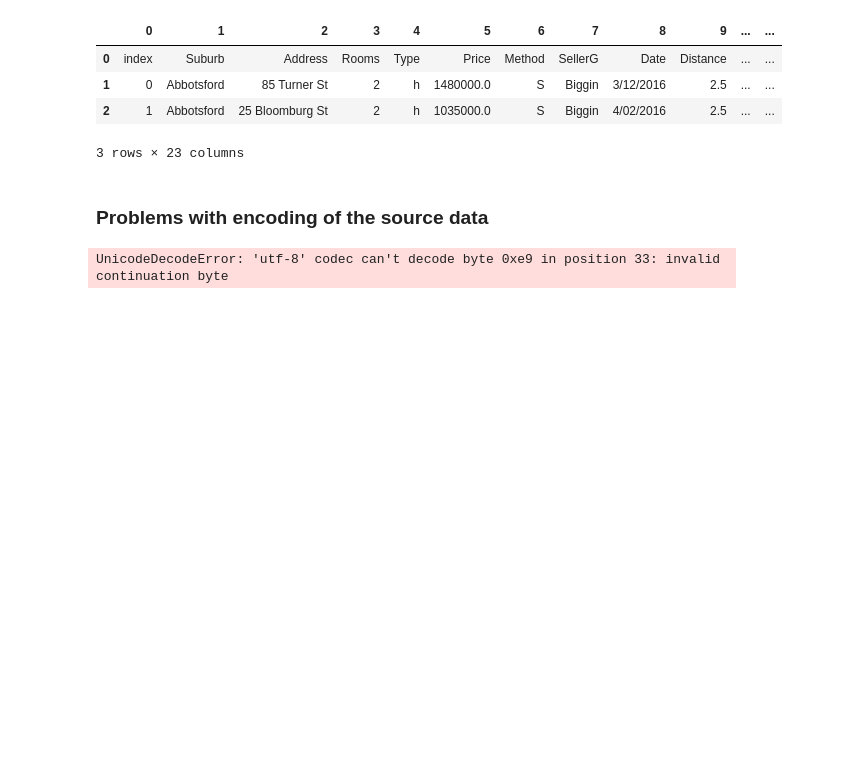
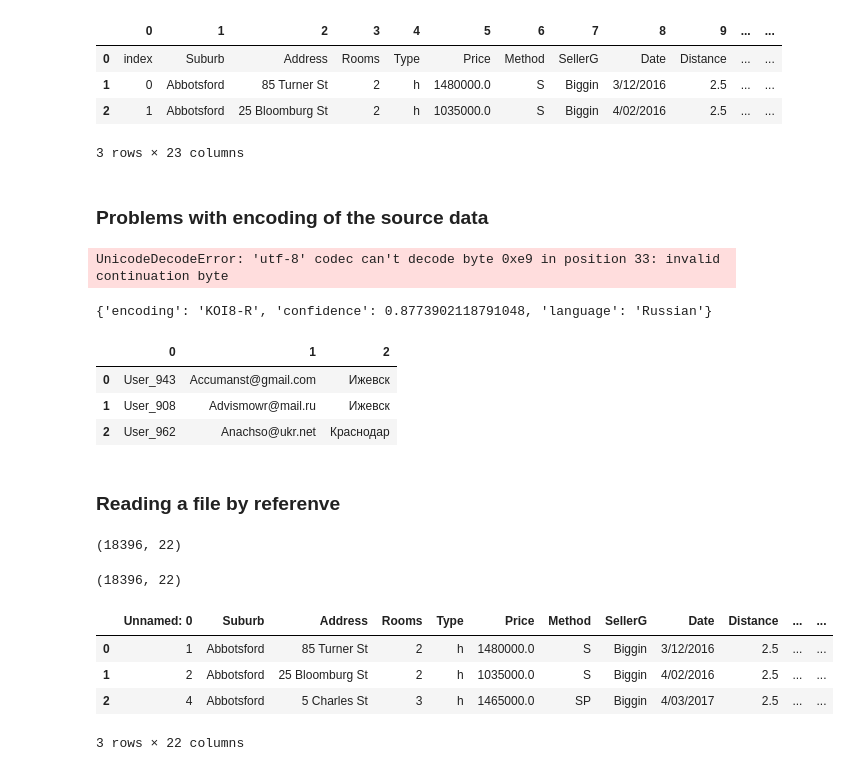
Before and after one commit to AleksejRum/sf_data_science, a Jupyter notebook: Modules/Pandas/PY_16_Upload_files/Upload_files.ipynb, the cells around one changed output. Cells and saved outputs as stored; diff of their text form; code cells hidden in the pictures; blank space fills up the shorter version.

```diff
--- a/Modules/Pandas/PY_16_Upload_files/Upload_files.ipynb
+++ b/Modules/Pandas/PY_16_Upload_files/Upload_files.ipynb
@@ -43,3 +43,42 @@ data = pd.read_csv('data/ErrorEnCoding.csv', header=None)
 display(data)
 # %% [output]
 UnicodeDecodeError: 'utf-8' codec can't decode byte 0xe9 in position 33: invalid continuation byte
+# %%
+from chardet.universaldetector import UniversalDetector # Импортируем субмодуль chardet.universaldetector
+detector = UniversalDetector()
+with open('data/ErrorEnCoding.csv','rb') as fh:
+  for line in fh:
+    detector.feed(line)
+    if detector.done:
+      break
+detector.close()
+# %% [output]
+{'encoding': 'KOI8-R', 'confidence': 0.8773902118791048, 'language': 'Russian'}
+# %%
+# Создаем DataFrame из файла, явно указав кодировку символов, и выводим его содержимое на экран
+data = pd.read_csv('data/ErrorEnCoding.csv',encoding='KOI8-R',header=None)
+
+display(data.head(3))
+# %% [output]
+|  | 0 | 1 | 2 |
+| 0 | User_943 | Accumanst@gmail.com | Ижевск |
+| 1 | User_908 | Advismowr@mail.ru | Ижевск |
+| 2 | User_962 | Anachso@ukr.net | Краснодар |
+# %% [markdown]
+### Reading a file by referenve
+# %%
+data = pd.read_table('https://raw.githubusercontent.com/esabunor/MLWorkspace/master/melb_data.csv', sep=',')
+display(data.shape)
+# %% [output]
+(18396, 22)
+# %%
+data = pd.read_csv('https://raw.githubusercontent.com/esabunor/MLWorkspace/master/melb_data.csv', sep=',')
+display(data.shape)
+display(data.head(3))
+# %% [output]
+(18396, 22)
+|  | Unnamed: 0 | Suburb | Address | Rooms | Type | Price | Method | SellerG | Date | Distance | ... | ... |
+| 0 | 1 | Abbotsford | 85 Turner St | 2 | h | 1480000.0 | S | Biggin | 3/12/2016 | 2.5 | ... | ... |
+| 1 | 2 | Abbotsford | 25 Bloomburg St | 2 | h | 1035000.0 | S | Biggin | 4/02/2016 | 2.5 | ... | ... |
+| 2 | 4 | Abbotsford | 5 Charles St | 3 | h | 1465000.0 | SP | Biggin | 4/03/2017 | 2.5 | ... | ... |
+3 rows × 22 columns
```
Also changed, not shown: parts of 65 cells of this notebook, 4 other files.
